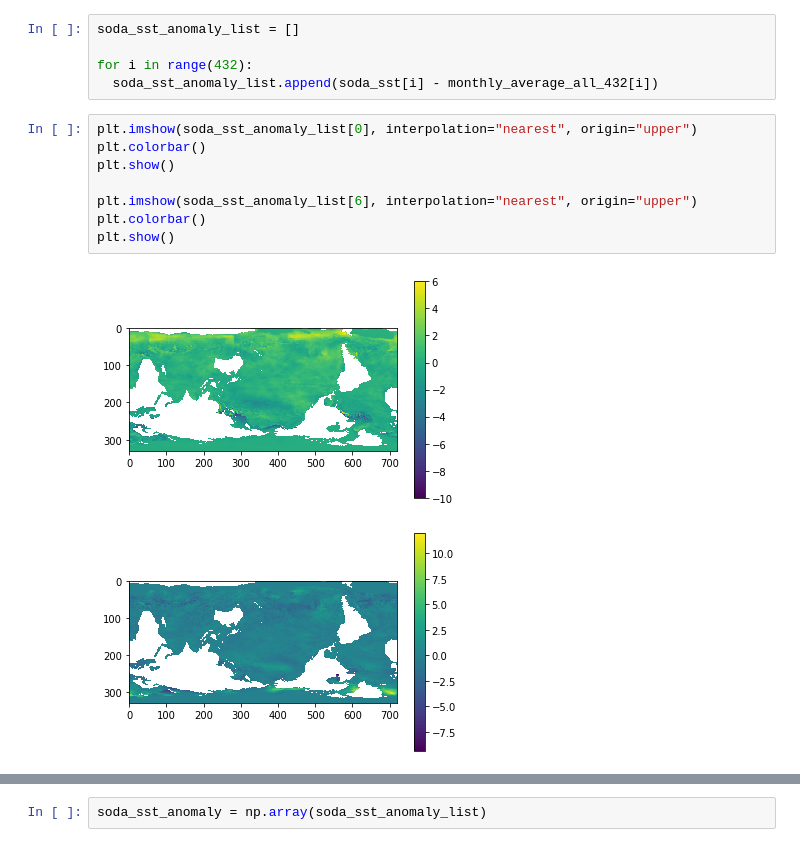
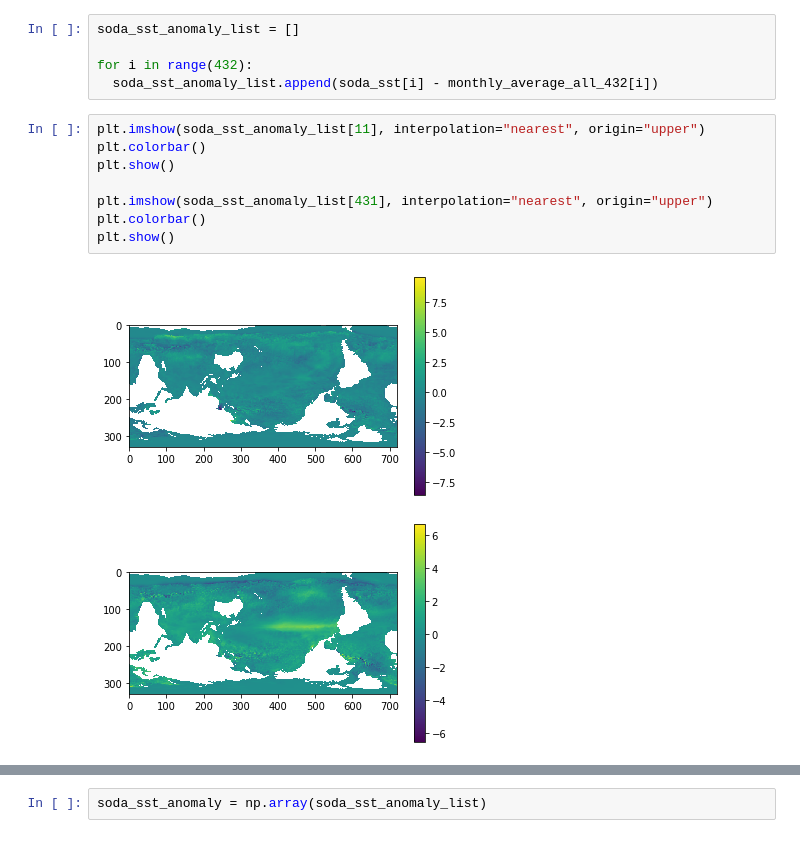
Before and after one commit to ding05/gnn_cnn_ocean_temp_forecasting, a Jupyter notebook: preprocessing_c.ipynb, the cells around one changed output, grey strips where cells are left out. Drawn from its saved outputs; the diff is of its cells as text.

```diff
--- a/preprocessing_c.ipynb
+++ b/preprocessing_c.ipynb
@@ -363,13 +363,13 @@ soda_sst_anomaly_list = []
 for i in range(432):
   soda_sst_anomaly_list.append(soda_sst[i] - monthly_average_all_432[i])
 # %%
-plt.imshow(soda_sst_anomaly_list[0], interpolation="nearest", origin="upper")
+plt.imshow(soda_sst_anomaly_list[11], interpolation="nearest", origin="upper")
 plt.colorbar()
 plt.show()
 
-plt.imshow(soda_sst_anomaly_list[6], interpolation="nearest", origin="upper")
+plt.imshow(soda_sst_anomaly_list[431], interpolation="nearest", origin="upper")
 plt.colorbar()
 plt.show()
 # %% [output]
-[figure, old version]
+[figure, new version]
-[figure, old version]
+[figure, new version]
```
Also changed, not shown: parts of 4 cells of this notebook.
